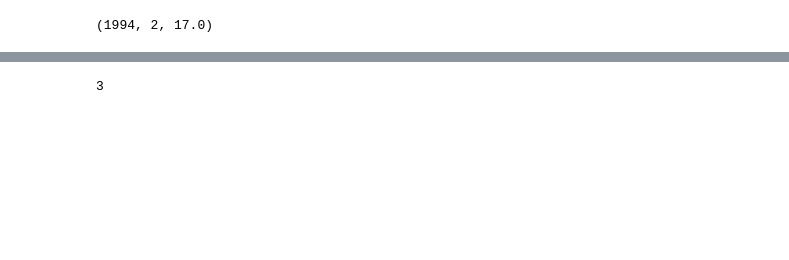
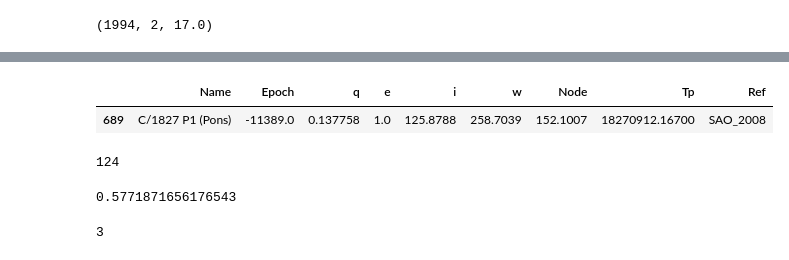
Before and after one commit to benitocm/my-orbits, a Jupyter notebook: notebooks/Testing.ipynb, the cells around one changed output, grey strips where cells are left out. Drawn from its saved outputs; the diff is of its cells as text; code cells hidden in the pictures; blank space fills up the shorter version.

```diff
--- a/notebooks/Testing.ipynb
+++ b/notebooks/Testing.ipynb
@@ -19,3 +89,16 @@ ut.jd2datefd(ut.mjd2jd( 49400))
+# %%
+dc.DF_COMETS[dc.DF_COMETS.Name=='C/1827 P1 (Pons)']
+# %% [output]
+|  | Name | Epoch | q | e | i | w | Node | Tp | Ref |
+| 689 | C/1827 P1 (Pons) | -11389.0 | 0.137758 | 1.0 | 125.8788 | 258.7039 | 152.1007 | 18270912.16700 | SAO_2008 |
+# %%
+print (len(df))
+# %% [output]
+124
+# %%
+(np.sqrt(x)*(np.sqrt(3*x+2)-np.sqrt(3*x)))
+# %% [output]
+0.5771871656176543
 # %%
 COMETS_NO_CONVERGED=['C/1680 V1', 'C/1843 D1 (Great March comet)', 'C/1882 R1-A (Great September comet)', 'C/1882 R1-B (Great September comet)', 'C/1882 R1-C (Great September comet)', 'C/1882 R1-D (Great September comet)', 'C/1963 R1 (Pereyra)', 'C/1965 S1-A (Ikeya-Seki)', 'C/1965 S1-B (Ikeya-Seki)', 'C/1967 C1 (Seki)', 'C/1970 K1 (White-Ortiz-Bolelli)', 'C/2004 V13 (SWAN)', 'C/2011 W3 (Lovejoy)', 'C/2013 G5 (Catalina)', 'C/2020 U5 (PANSTARRS)']
 # %%
```
Also changed, not shown: parts of 6 cells of this notebook, 17 other files.
